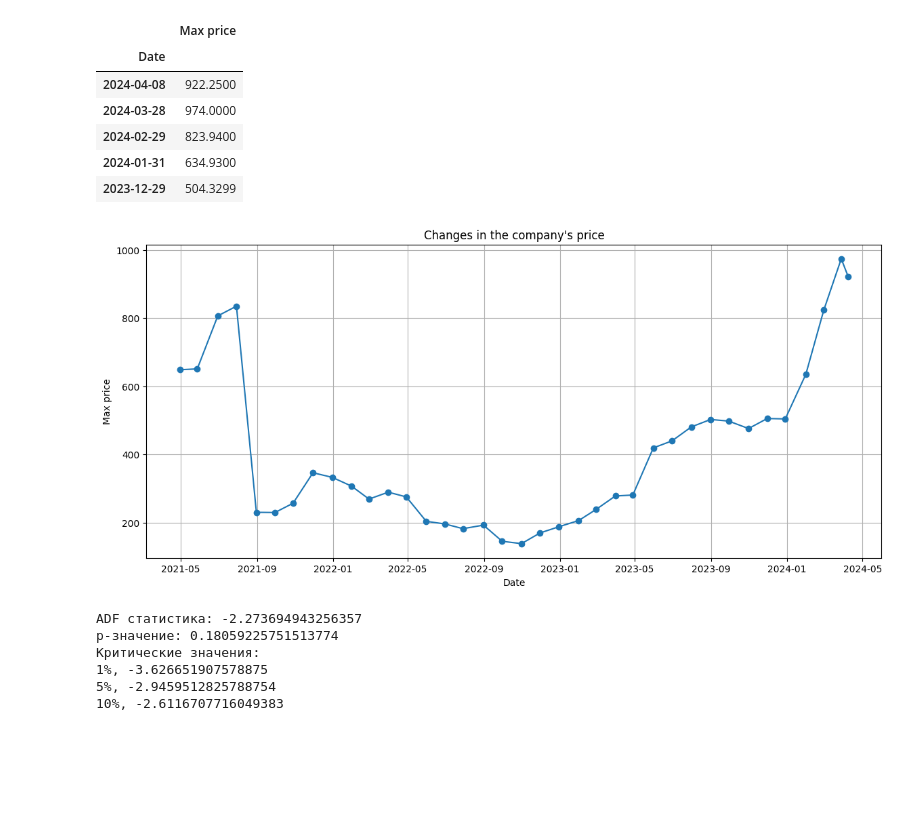
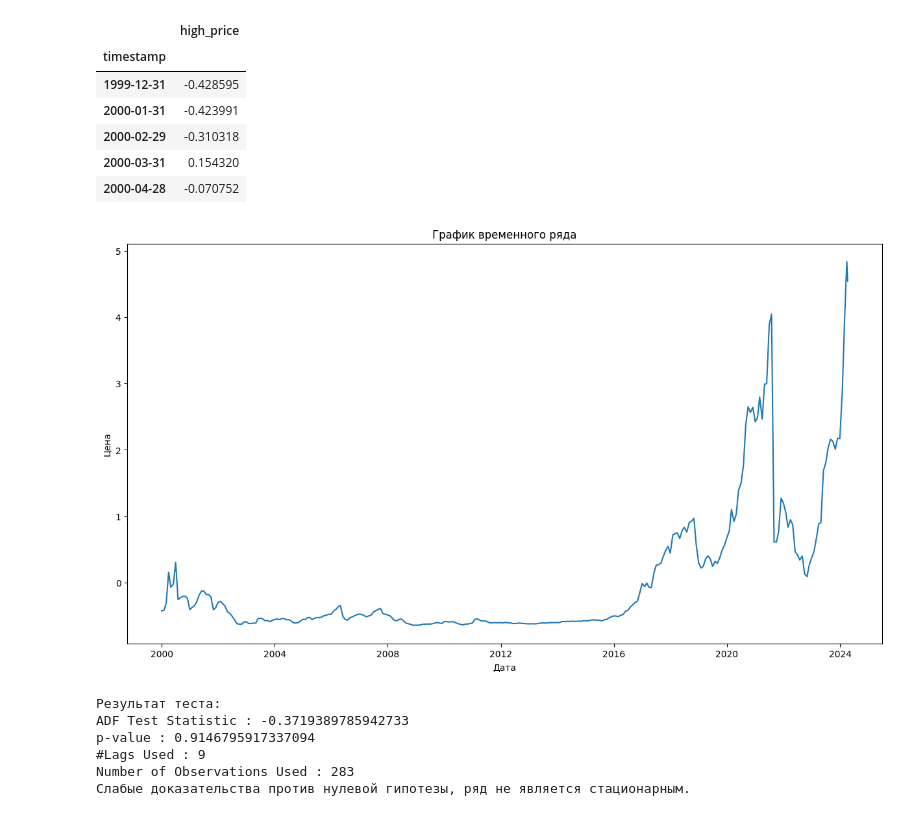
Before and after one commit to qqcof/datascience_project, a Jupyter notebook: forecast.ipynb, the cells around one changed output. Cells and saved outputs as stored; diff of their text form; code cells hidden in the pictures; blank space fills up the shorter version.

```diff
--- a/forecast.ipynb
+++ b/forecast.ipynb
@@ -28,39 +32,46 @@ results = cur.fetchall()
 cur.close()
 connect.close()
 # %%
-df = pd.DataFrame(results, columns=['Date', 'Max price'])
-df.set_index('Date', inplace=True)
-df.head()
+scaler = StandardScaler()
+main_df = pd.DataFrame(results, columns=['timestamp', 'high_price'])
+main_df['timestamp'] = pd.to_datetime(main_df['timestamp'])
+main_df.set_index('timestamp', inplace=True)
+main_df = main_df[::-1]
+main_df[['high_price']] = scaler.fit_transform(main_df[['high_price']])
+main_df.head()
 # %% [output]
-|  | Max price |
-| Date |  |
-| 2024-04-08 | 922.2500 |
-| 2024-03-28 | 974.0000 |
-| 2024-02-29 | 823.9400 |
-| 2024-01-31 | 634.9300 |
-| 2023-12-29 | 504.3299 |
+|  | high_price |
+| timestamp |  |
+| 1999-12-31 | -0.428595 |
+| 2000-01-31 | -0.423991 |
+| 2000-02-29 | -0.310318 |
+| 2000-03-31 | 0.154320 |
+| 2000-04-28 | -0.070752 |
 # %%
-plt.figure(figsize=(14,6))
-plt.plot(df.index, df['Max price'], marker='o', linestyle='-')
-plt.title("Changes in the company's price")
-plt.xlabel('Date')
-plt.ylabel('Max price')
-plt.grid(True)
+plt.figure(figsize=(15,8))
+plt.plot(main_df['high_price'])
+plt.title('График временного ряда')
+plt.xlabel('Дата')
+plt.ylabel('Цена')
 plt.show()
 # %% [output]
-[figure, old version]
+[figure, new version]
 # %%
-outcome = adfuller(df['Max price'])
-print('ADF статистика:', outcome[0])
-print('p-значение:', outcome[1])
-print('Критические значения:')
-for key, value in outcome[4].items():
-    print(f'{key}, {value}')
+print('Результат теста:')
+df_result = adfuller(main_df['high_price'])
+df_labels = ['ADF Test Statistic', 'p-value', '#Lags Used', 'Number of Observations Used']
+for result_value, label in zip(df_result, df_labels):
+    print(label + ' : ' + str(result_value))
+
+if df_result[1] <= 0.05:
+    print("Сильные доказательства против нулевой гипотезы, ряд является стационарным.")
+else:
+    print("Слабые доказательства против нулевой гипотезы, ряд не является стационарным.")
 # %% [output]
-ADF статистика: -2.273694943256357
-p-значение: 0.18059225751513774
-Критические значения:
-1%, -3.626651907578875
-5%, -2.9459512825788754
-10%, -2.6116707716049383
+Результат теста:
+ADF Test Statistic : -0.3719389785942733
+p-value : 0.9146795917337094
+#Lags Used : 9
+Number of Observations Used : 283
+Слабые доказательства против нулевой гипотезы, ряд не является стационарным.
 # %%
```
Also changed, not shown: parts of 14 cells of this notebook.
